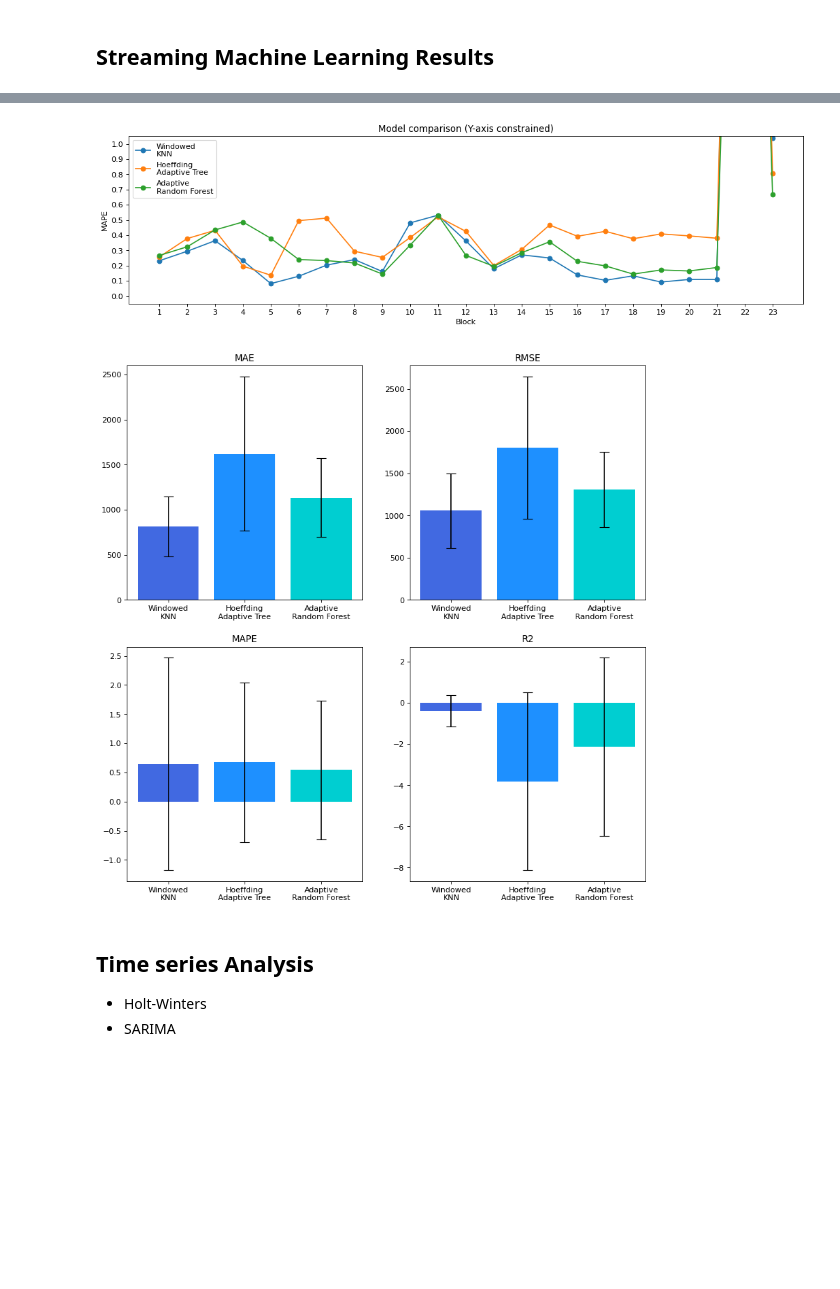
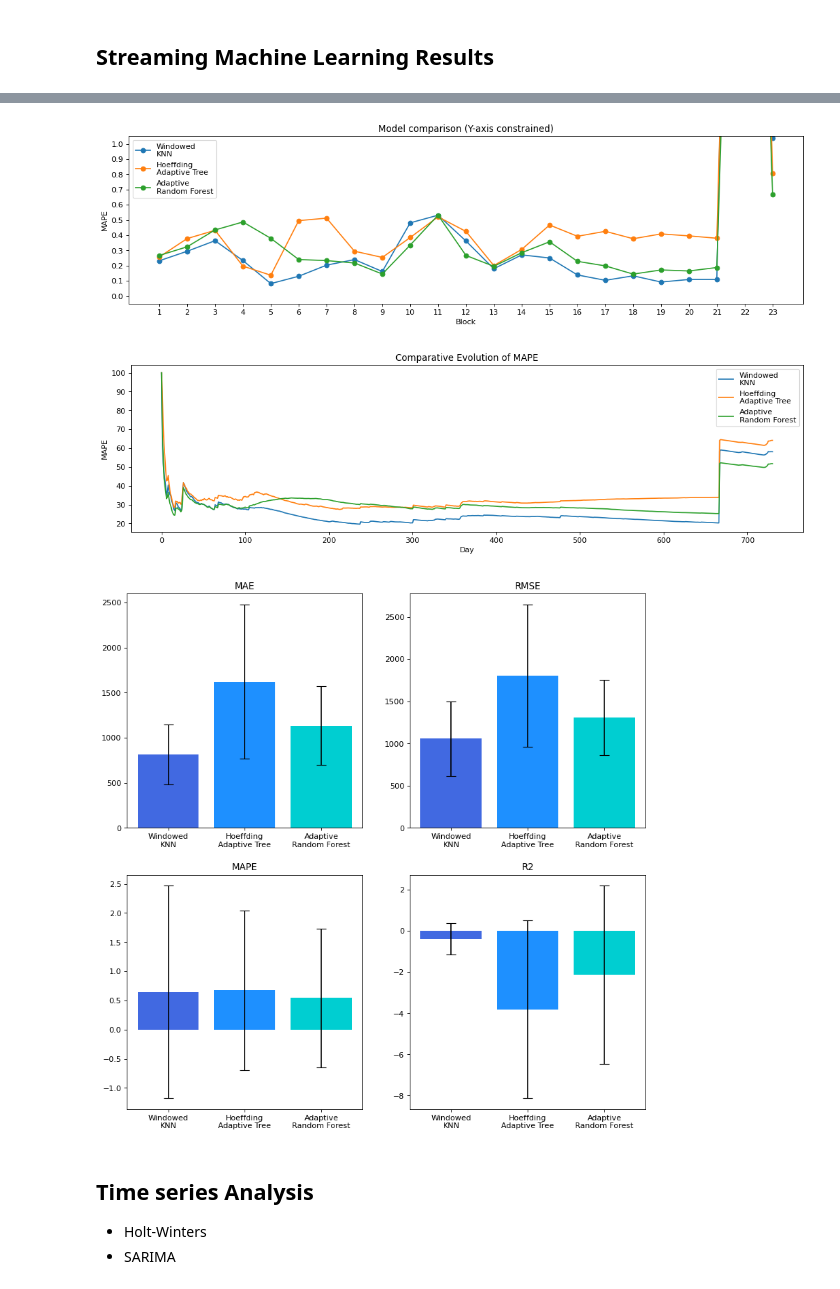
Before and after one commit to Streaming-Data-Analytics/2022-2023_ML-vs-SML-vs-TSA, a Jupyter notebook: notebook.ipynb, the cells around one changed output, grey strips where cells are left out. Drawn from its saved outputs; the diff is of its cells as text; code cells hidden in the pictures; blank space fills up the shorter version.

```diff
--- a/notebook.ipynb
+++ b/notebook.ipynb
@@ -283,7 +283,7 @@ stream = iter_pandas(X=data[FEATURES], y=data[LABEL])
 
 # Now it's time to "train" and evaluate the "model"
 y_old, idx = 0, 0
-metrics = []
+metrics, continuos_metrics = [], []
 for block in BLOCKS:
     for xi, yi in iter_pandas(X=block[FEATURES], y=block[LABEL]):
         #  Update the continuos metrics
@@ -291,6 +291,7 @@ for block in BLOCKS:
         rmse.update(y_true=yi, y_pred=y_old)
         mape.update(y_true=yi, y_pred=y_old)
         r2.update(y_true=yi, y_pred=y_old)
+        continuos_metrics.append((mae.get(), rmse.get(), mape.get(), r2.get()))
 
         y_old = yi
     # Record a snapshot of all metrics at the end of the block
@@ -326,7 +331,25 @@ Let's say that for our **1st block** we have made a **MAE of 310** and we had th
+# %%
+def plot_sml(data, title: str, x_axis: str, y_axis: str, names=None):
+    plt.figure(figsize=(16, 4), dpi=80)
+    if not names:
+        plt.plot(data)
+    else:
+        for model_data, model_name in zip(data, names):
+            plt.plot(model_data, label=model_name)
+
+    # Add custom title to the plot
+    plt.title(title)
+    plt.xlabel(x_axis)
+    plt.ylabel(y_axis)
+    if names:
+        plt.legend()
+
+    # Show the plot
+    plt.show()
 # %%
 # This special plot function will let us compare and summarize results for all the models in each approach
 
-def cross_compare(metric_list: list, names: list, constrained=False):
+def cross_compare(metric_list: list, names: list, constrained=False, continuos=None):
     # Block by block MAPE comparison
     plt.figure(figsize=(16, 4), dpi=80)
     max_len = len(metric_list[0])
@@ -366,6 +389,9 @@ def cross_compare(metric_list: list, names: list, constrained=False):
         plt.legend()
         plt.show()
 
+    if continuos:
+        plot_sml(continuos, 'Comparative Evolution of MAPE', 'Day', 'MAPE', names)
+
     # Summary metrics comparison
     plt.figure(figsize=(12 if len(names)>2 else 8, 12), dpi=80)
 
@@ -720,11 +734,12 @@ R2
 # %%
 sml_metrics = [stream_knn_metrics, hat_metrics, arf_metrics]
 sml_model_names = ['Windowed\nKNN', 'Hoeffding\nAdaptive Tree', 'Adaptive\nRandom Forest']
-cross_compare(sml_metrics, sml_model_names, constrained=True)
+cross_compare(sml_metrics, sml_model_names, constrained=True, continuos=[stream_knn_mapes, hat_mapes, arf_mapes])
 # %% [output]
 [figure]
 [figure]
-[figure, old version]
+[figure, new version]
+[figure, added]
 # %% [markdown]
 ## **Time series Analysis**
 
```
Also changed, not shown: parts of 2 cells of this notebook.
